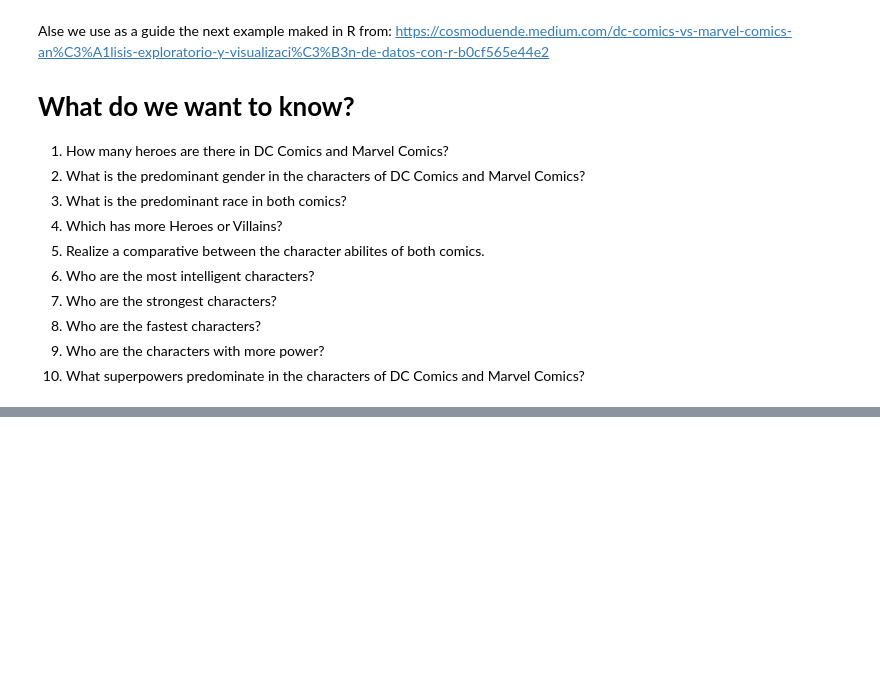
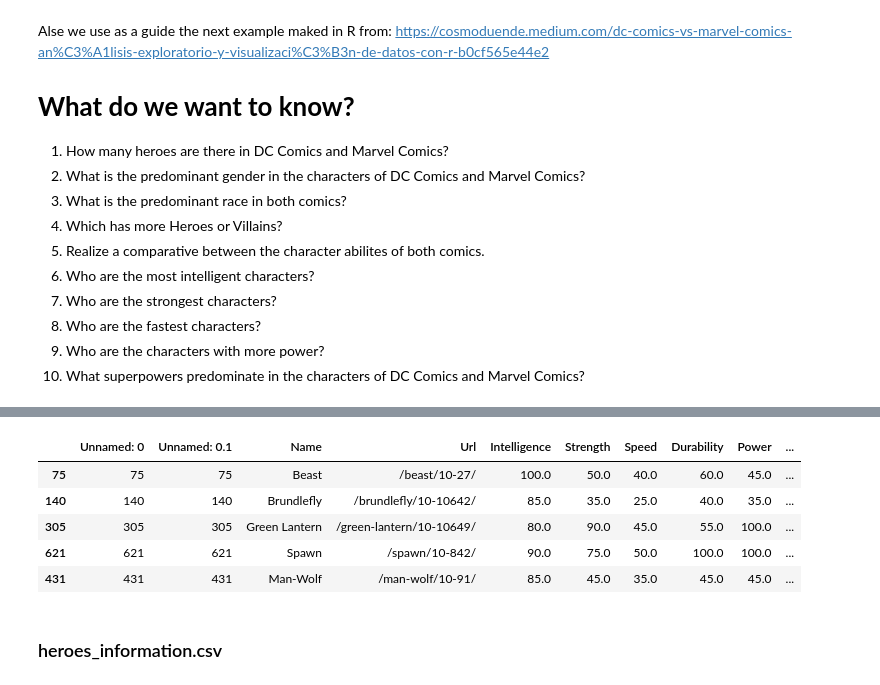
Before and after one commit to sergi0gs/Marvel_vs_DC, a Jupyter notebook: Marvel_vs_DC.ipynb, the cells around one changed output, grey strips where cells are left out. Saved outputs shown, nothing was run; the diff lists cells and outputs as text; code cells hidden in the pictures; blank space fills up the shorter version.

```diff
--- a/Marvel_vs_DC.ipynb
+++ b/Marvel_vs_DC.ipynb
@@ -24,0 +37,4 @@ Alse we use as a guide the next example maked in R from: https://cosmoduende.med
+# %%
+superhero = pd.read_csv('https://raw.githubusercontent.com/sergi0gs/Marvel_vs_DC/main/datasets/SuperheroDataset.csv')
+heroes_information = pd.read_csv('https://raw.githubusercontent.com/sergi0gs/Marvel_vs_DC/main/datasets/heroes_information.csv')
+super_hero_powers = pd.read_csv('https://raw.githubusercontent.com/sergi0gs/Marvel_vs_DC/main/datasets/super_hero_powers.csv')
@@ -24,0 +85,11 @@ Alse we use as a guide the next example maked in R from: https://cosmoduende.med
+# %%
+superhero.sample(5)
+# %% [output]
+|  | Unnamed: 0 | Unnamed: 0.1 | Name | Url | Intelligence | Strength | Speed | Durability | Power | ... |
+| 75 | 75 | 75 | Beast | /beast/10-27/ | 100.0 | 50.0 | 40.0 | 60.0 | 45.0 | ... |
+| 140 | 140 | 140 | Brundlefly | /brundlefly/10-10642/ | 85.0 | 35.0 | 25.0 | 40.0 | 35.0 | ... |
+| 305 | 305 | 305 | Green Lantern | /green-lantern/10-10649/ | 80.0 | 90.0 | 45.0 | 55.0 | 100.0 | ... |
+| 621 | 621 | 621 | Spawn | /spawn/10-842/ | 90.0 | 75.0 | 50.0 | 100.0 | 100.0 | ... |
+| 431 | 431 | 431 | Man-Wolf | /man-wolf/10-91/ | 85.0 | 45.0 | 35.0 | 45.0 | 45.0 | ... |
+# %% [markdown]
+### heroes_information.csv
```
Also changed, not shown: parts of 43 cells of this notebook.
